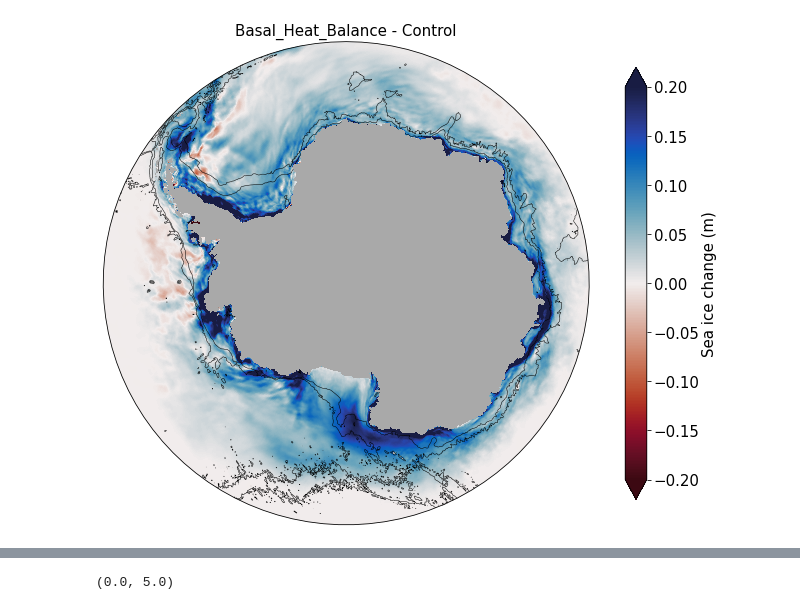
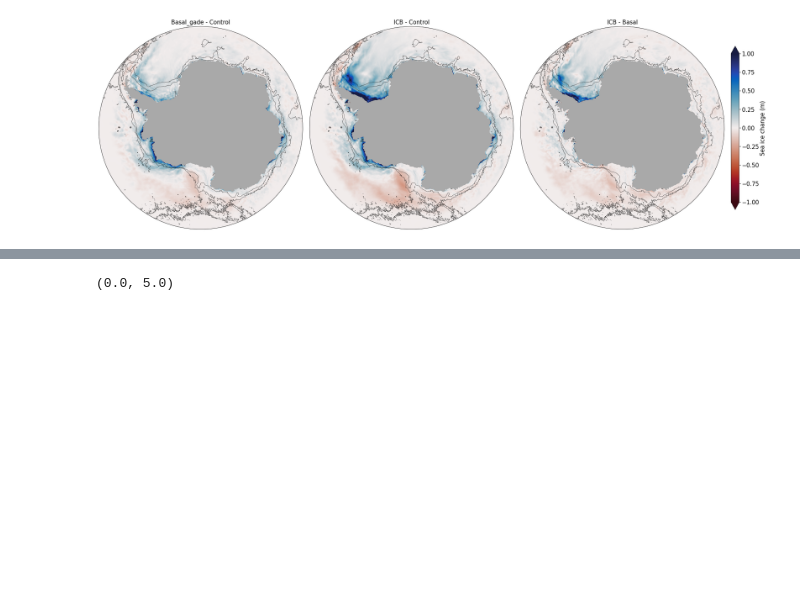
Before and after one commit to pedrocol/basal_mom5-collaborative-project, a Jupyter notebook: notebooks/seaice/seaice.ipynb, the cells around one changed output, grey strips where cells are left out. Saved outputs shown, nothing was run; the diff lists cells and outputs as text; code cells hidden in the pictures; blank space fills up the shorter version.

```diff
--- a/notebooks/seaice/seaice.ipynb
+++ b/notebooks/seaice/seaice.ipynb
@@ -104,8 +73,8 @@ land_mask_lat[0] = -90
 
 fontsize=15
 # %%
-start_time='2150-01-01'
-end_time='2157-01-01'
+start_time='1909-01-01'
+end_time='1910-01-01'
 
 # Get grid info
 area_t = cc.querying.getvar(control, 'area_t', master_session, n=1)
@@ -114,11 +83,11 @@ area_t = cc.querying.getvar(control, 'area_t', master_session, n=1)
 hi_con = cc.querying.getvar(control, 'hi_m', master_session, frequency='1 monthly',start_time=start_time, end_time=end_time)
 aice_con = cc.querying.getvar(control, 'aice_m', master_session, frequency='1 monthly',start_time=start_time, end_time=end_time)
 
-hi_gade = cc.querying.getvar(Tfreezing_min_calv_2_gade, 'hi_m', basal_melt_session, frequency='1 monthly',start_time=start_time, end_time=end_time)
-aice_gade = cc.querying.getvar(Tfreezing_min_calv_2_gade, 'aice_m', basal_melt_session, frequency='1 monthly',start_time=start_time, end_time=end_time)
+hi_gade = cc.querying.getvar(basal_gade_woa, 'hi_m', basal_melt_session, frequency='1 monthly',start_time=start_time, end_time=end_time)
+aice_gade = cc.querying.getvar(basal_gade_woa, 'aice_m', basal_melt_session, frequency='1 monthly',start_time=start_time, end_time=end_time)
 
-hi_gade_icb = cc.querying.getvar(gade_icb, 'hi_m', basal_melt_session, frequency='1 monthly',start_time=start_time, end_time=end_time)
-aice_gade_icb = cc.querying.getvar(gade_icb, 'aice_m', basal_melt_session, frequency='1 monthly',start_time=start_time, end_time=end_time)
+hi_gade_icb = cc.querying.getvar(gade_icb_woa, 'hi_m', basal_melt_session, frequency='1 monthly',start_time=start_time, end_time=end_time)
+aice_gade_icb = cc.querying.getvar(gade_icb_woa, 'aice_m', basal_melt_session, frequency='1 monthly',start_time=start_time, end_time=end_time)
 # %%
 # Rename coordinates
 # t-grid
@@ -174,11 +143,11 @@ vi_gade_icb = aice_gade_icb * area_t * hi_gade_icb * 1e-9
 hi_con_avet = hi_con.mean('time').load()
 aice_con_avet = aice_con.mean('time').load()
 
-#hi_Tfreezing_min_calv_2_avet = hi_Tfreezing_min_calv_2.mean('time').load()
-#aice_Tfreezing_min_calv_2_avet = aice_Tfreezing_min_calv_2.mean('time').load()
+hi_gade_avet = hi_gade.mean('time').load()
+aice_gade_avet = aice_gade.mean('time').load()
 
-hi_Tfreezing_min_calv_2_gade_avet = hi_Tfreezing_min_calv_2_gade.mean('time').load()
-aice_Tfreezing_min_calv_2_gade_avet = aice_Tfreezing_min_calv_2_gade.mean('time').load()
+hi_gade_icb_avet = hi_gade_icb.mean('time').load()
+aice_gade_icb_avet = aice_gade_icb.mean('time').load()
 # %%
 # monthly climatologies
 
@@ -200,32 +169,66 @@ vi_Tfreezing_min_calv_2_gade_avet = aice_Tfreezing_min_calv_2_gade_avet * area_t
 # %%
-scale_max = 0.2
+scale_max = 1
 
 fig  = plt.figure(1, figsize = (25,12))
 norm = col.Normalize(vmin=-scale_max,vmax=scale_max)
 norm2 = col.Normalize(vmin=0,vmax=0.96)
 
-# Control
+# Basal
 # setup stereo projection:
-ax = fig.add_axes([0.0, 0.0, 0.27, 1],projection=ccrs.SouthPolarStereo())
+ax = fig.add_axes([0.0, 0.0, 0.3, 1],projection=ccrs.SouthPolarStereo())
 theta = np.linspace(0, 2*np.pi, 100)
 center, radius = [0.5, 0.5], 0.5
 verts = np.vstack([np.sin(theta), np.cos(theta)]).T
 circle = mpath.Path(verts * radius + center)
 ax.set_boundary(circle, transform=ax.transAxes)
 ## plot:
-cf = ax.pcolormesh(hi_con.xt_ocean, hi_con.yt_ocean, hi_Tfreezing_min_calv_2_gade_avet - hi_con_avet, norm=norm,
+cf = ax.pcolormesh(hi_con.xt_ocean, hi_con.yt_ocean, hi_gade_avet - hi_con_avet, norm=norm,
                    cmap = cmocean.balance_r, transform = ccrs.PlateCarree())
 ax.contour(ht.xt_ocean,ht.yt_ocean,ht,levels=[1000,3000],colors='k',linewidths=0.5,transform = ccrs.PlateCarree())
-plt.title('Basal_Heat_Balance - Control',fontsize=fontsize)
+plt.title('Basal_gade - Control',fontsize=fontsize)
+ax.contourf(ht.xt_ocean, land_mask_lat,land_mask_masked,colors='darkgrey',
+             zorder=2,transform = ccrs.PlateCarree())
+ax.set_extent([-180, 180, -90, -59.5], ccrs.PlateCarree())
+
+# ICB
+# setup stereo projection:
+ax = fig.add_axes([0.31, 0.0, 0.3, 1],projection=ccrs.SouthPolarStereo())
+theta = np.linspace(0, 2*np.pi, 100)
+center, radius = [0.5, 0.5], 0.5
+verts = np.vstack([np.sin(theta), np.cos(theta)]).T
+circle = mpath.Path(verts * radius + center)
+ax.set_boundary(circle, transform=ax.transAxes)
+## plot:
+cf = ax.pcolormesh(hi_con.xt_ocean, hi_con.yt_ocean, hi_gade_icb_avet - hi_con_avet, norm=norm,
+                   cmap = cmocean.balance_r, transform = ccrs.PlateCarree())
+ax.contour(ht.xt_ocean,ht.yt_ocean,ht,levels=[1000,3000],colors='k',linewidths=0.5,transform = ccrs.PlateCarree())
+plt.title('ICB - Control',fontsize=fontsize)
+ax.contourf(ht.xt_ocean, land_mask_lat,land_mask_masked,colors='darkgrey',
+             zorder=2,transform = ccrs.PlateCarree())
+ax.set_extent([-180, 180, -90, -59.5], ccrs.PlateCarree())
+
+# ICB - Basal
+# setup stereo projection:
+ax = fig.add_axes([0.62, 0.0, 0.3, 1],projection=ccrs.SouthPolarStereo())
+theta = np.linspace(0, 2*np.pi, 100)
+center, radius = [0.5, 0.5], 0.5
+verts = np.vstack([np.sin(theta), np.cos(theta)]).T
+circle = mpath.Path(verts * radius + center)
+ax.set_boundary(circle, transform=ax.transAxes)
+## plot:
+cf = ax.pcolormesh(hi_con.xt_ocean, hi_con.yt_ocean, hi_gade_icb_avet - hi_gade_avet, norm=norm,
+                   cmap = cmocean.balance_r, transform = ccrs.PlateCarree())
+ax.contour(ht.xt_ocean,ht.yt_ocean,ht,levels=[1000,3000],colors='k',linewidths=0.5,transform = ccrs.PlateCarree())
+plt.title('ICB - Basal',fontsize=fontsize)
 ax.contourf(ht.xt_ocean, land_mask_lat,land_mask_masked,colors='darkgrey',
              zorder=2,transform = ccrs.PlateCarree())
 ax.set_extent([-180, 180, -90, -59.5], ccrs.PlateCarree())
 
 
 # colorbar:
-cbaxes = fig.add_axes([0.29, 0.25, 0.012, 0.5])
+cbaxes = fig.add_axes([0.93, 0.25, 0.012, 0.5])
 cbar = plt.colorbar(cf, cax = cbaxes, orientation = 'vertical',extend = 'both')
 cbar.set_label(r'Sea ice change (m)',fontsize=fontsize,labelpad=2)
 cbar.ax.tick_params(labelsize=fontsize)
 # %% [output]
-[figure, old version]
+[figure, new version]
```
Also changed, not shown: parts of 21 cells of this notebook, 1 other file.
